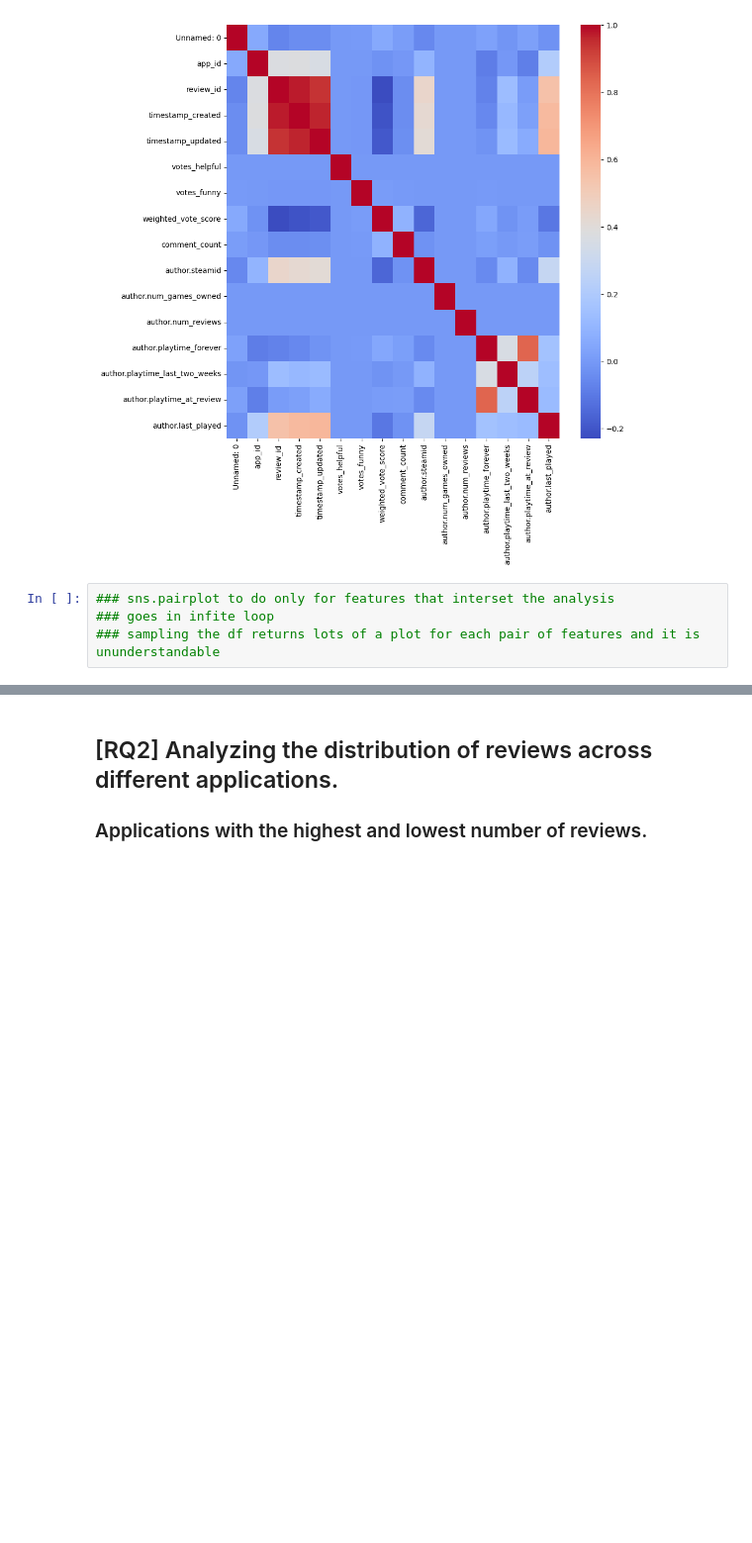
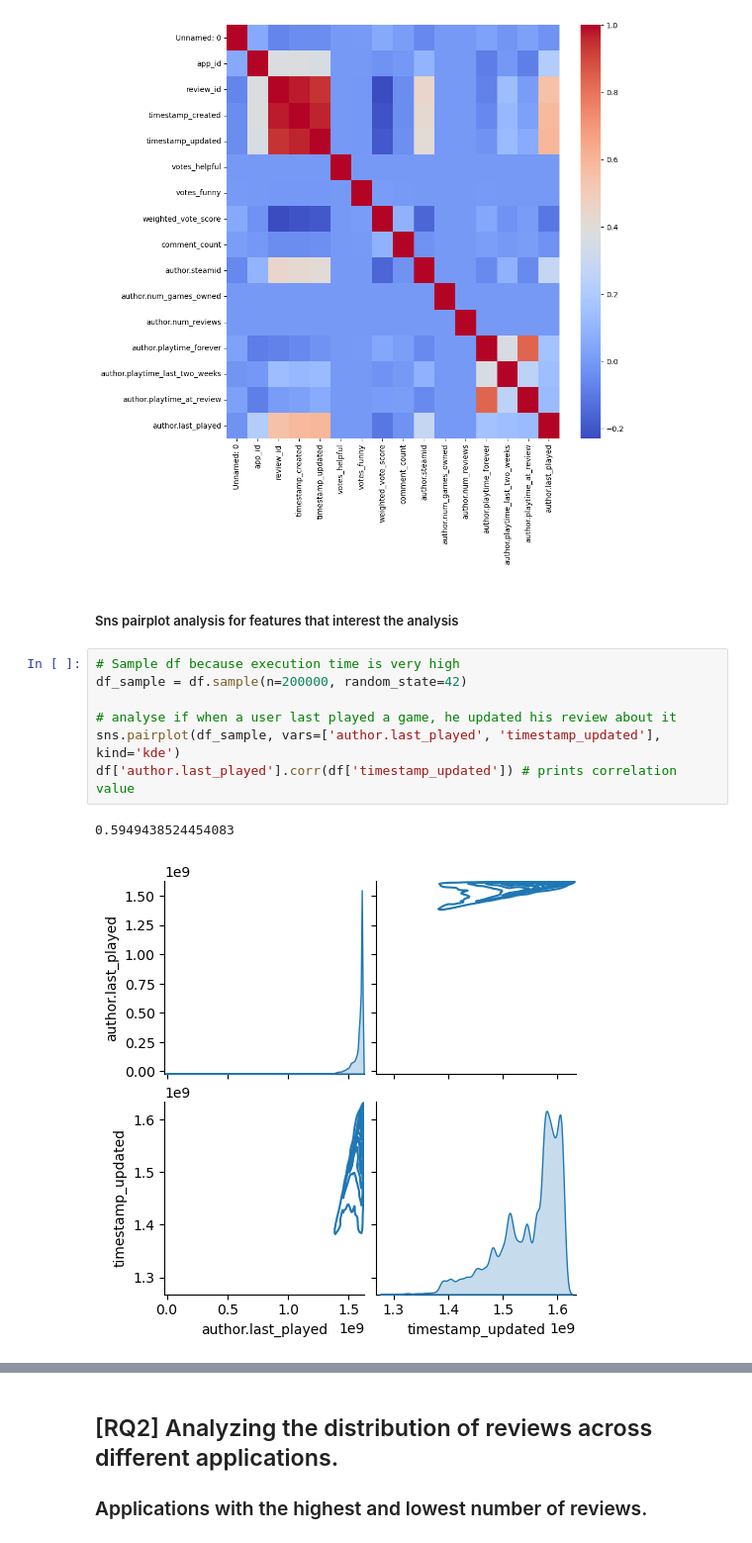
Before and after one commit to yaraoyoussef/ADM-HW2, a Jupyter notebook: main.ipynb, the cells around one changed output, grey strips where cells are left out. Shown at 99% size. Drawn from its saved outputs; the diff is of its cells as text; blank space fills up the shorter version.

Commit message:
adding analysis

```diff
--- a/main.ipynb
+++ b/main.ipynb
@@ -137,7 +144,15 @@ sns.heatmap(numeric_df.corr(), annot=False, cmap='coolwarm')
 plt.show()
 # %% [output]
 [figure]
-# %%
-### sns.pairplot to do only for features that interset the analysis
-### goes in infite loop
-### sampling the df returns lots of a plot for each pair of features and it is ununderstandable
+# %% [markdown]
+##### Sns pairplot analysis for features that interest the analysis
+# %%
+# Sample df because execution time is very high
+df_sample = df.sample(n=200000, random_state=42)
+
+# analyse if when a user last played a game, he updated his review about it
+sns.pairplot(df_sample, vars=['author.last_played', 'timestamp_updated'], kind='kde')
+df['author.last_played'].corr(df['timestamp_updated']) # prints correlation value
+# %% [output]
+0.5949438524454083
+[figure, added]
```
Also changed, not shown: parts of 12 cells of this notebook.
